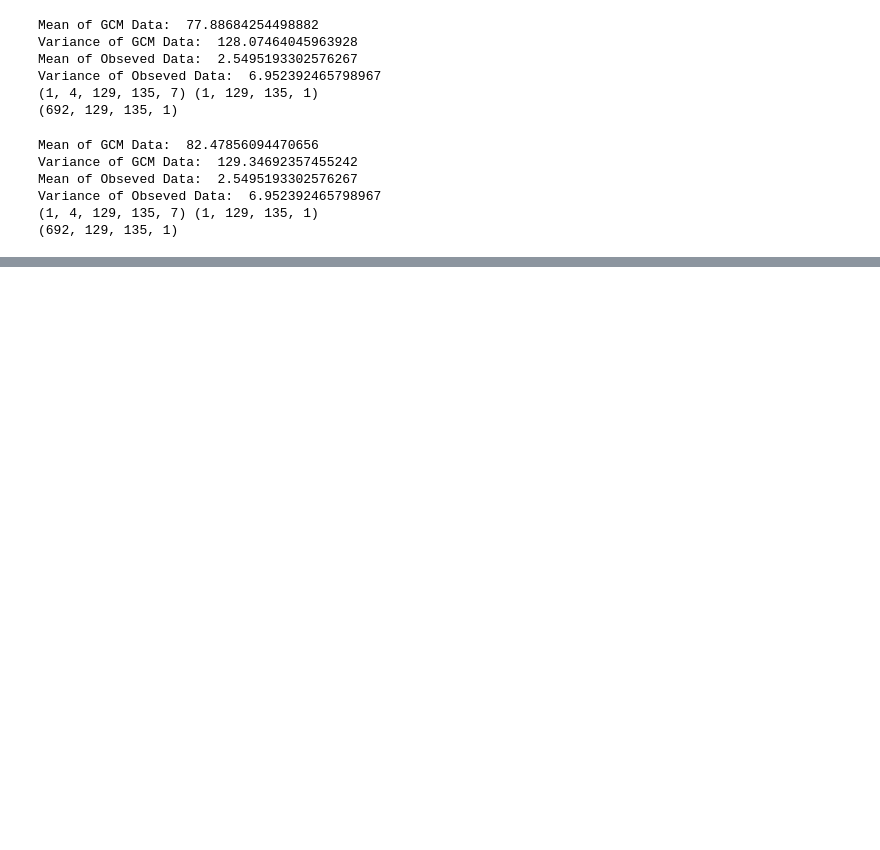
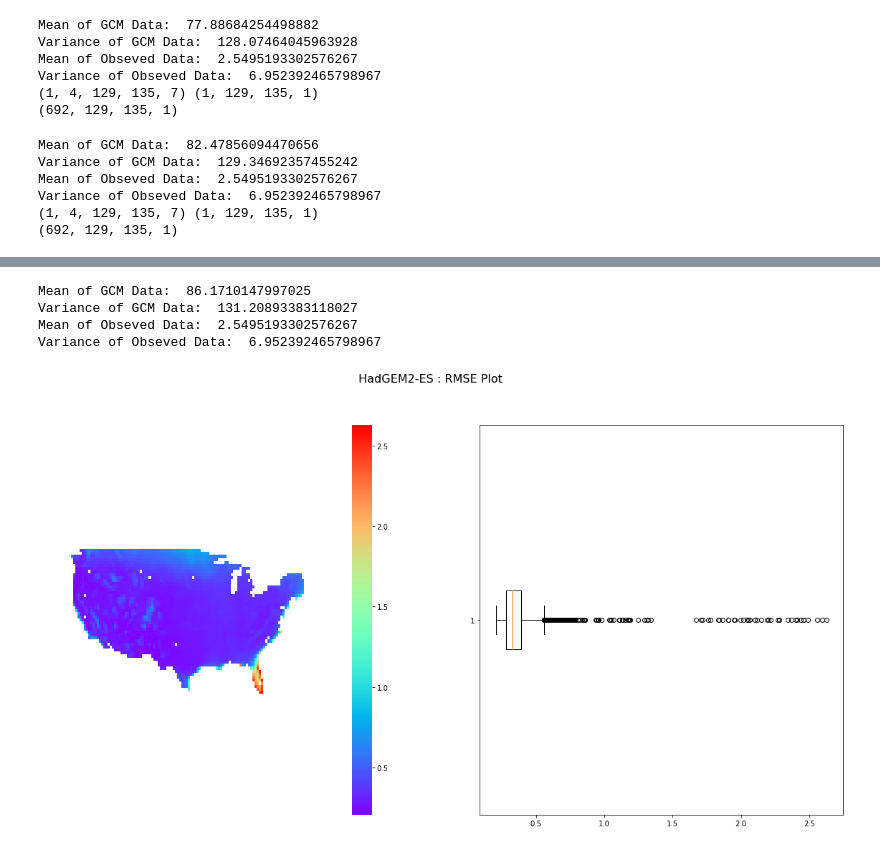
Before and after one commit to dubeysarth/Downscaling_AugmentedConvLSTM, a Jupyter notebook: 04_Testing_Stacks/Testing_CRU_temp.ipynb, the cells around one changed output, grey strips where cells are left out. Drawn from its saved outputs; the diff is of its cells as text; code cells hidden in the pictures; blank space fills up the shorter version.

```diff
--- a/04_Testing_Stacks/Testing_CRU_temp.ipynb
+++ b/04_Testing_Stacks/Testing_CRU_temp.ipynb
@@ -125,0 +136,8 @@ Variance of Obseved Data:  6.952392465798967
+# %%
+get_RMSE('HadGEM2-ES')
+# %% [output]
+Mean of GCM Data:  86.1710147997025
+Variance of GCM Data:  131.20893383118027
+Mean of Obseved Data:  2.5495193302576267
+Variance of Obseved Data:  6.952392465798967
+[figure, added]
```
Also changed, not shown: parts of 8 cells of this notebook, 7 other files.
